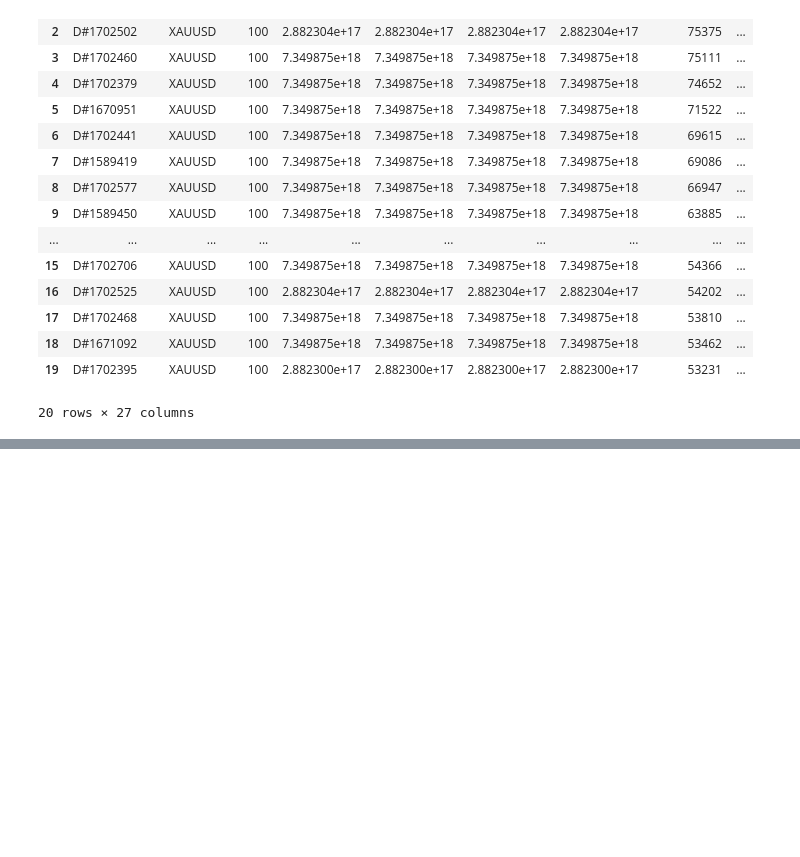
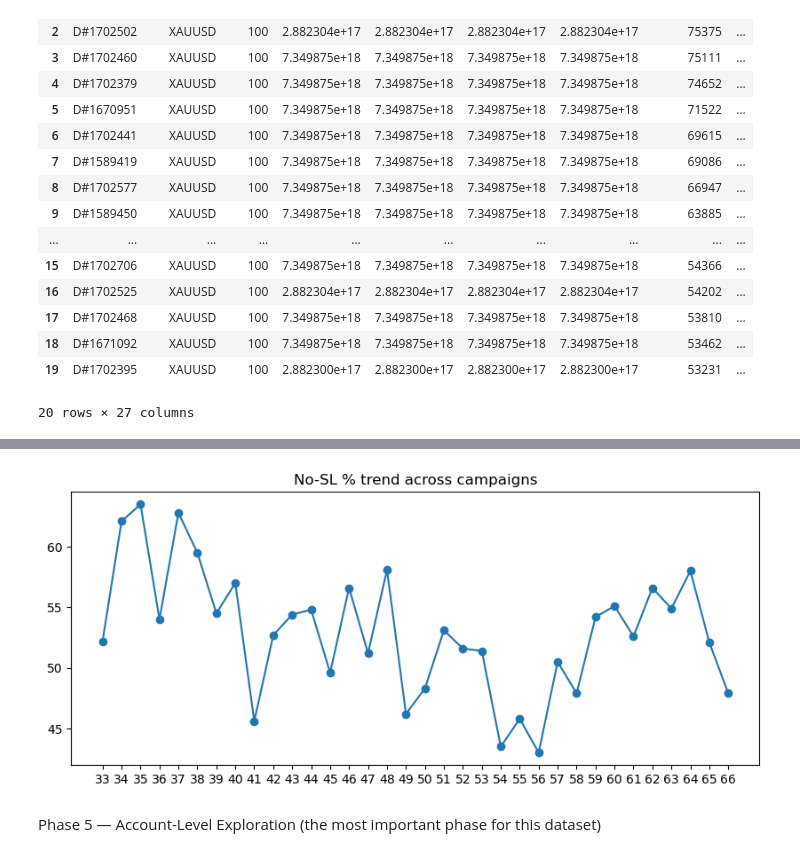
Before and after one commit to aanya006/C22-veNTUre-project, a Jupyter notebook: notebooks/profiling.ipynb, the cells around one changed output, grey strips where cells are left out. Saved outputs shown, nothing was run; the diff lists cells and outputs as text; code cells hidden in the pictures; blank space fills up the shorter version.

```diff
--- a/notebooks/profiling.ipynb
+++ b/notebooks/profiling.ipynb
@@ -463,0 +540,13 @@ con.execute("""
+# %%
+trend = con.execute("""
+    SELECT campaignId, ROUND(SUM(CASE WHEN slPrice IS NULL THEN 1 ELSE 0 END) * 100.0 / COUNT(*), 1) AS no_sl_pct
+    FROM trades GROUP BY campaignId ORDER BY campaignId
+""").fetchdf()
+plt.figure(figsize=(10,4))
+plt.plot(trend['campaignId'], trend['no_sl_pct'], marker='o')
+plt.title('No-SL % trend across campaigns')
+plt.show()
+# %% [output]
+[figure, added]
+# %% [markdown]
+Phase 5 — Account-Level Exploration (the most important phase for this dataset)
```
Also changed, not shown: parts of 16 cells of this notebook.
